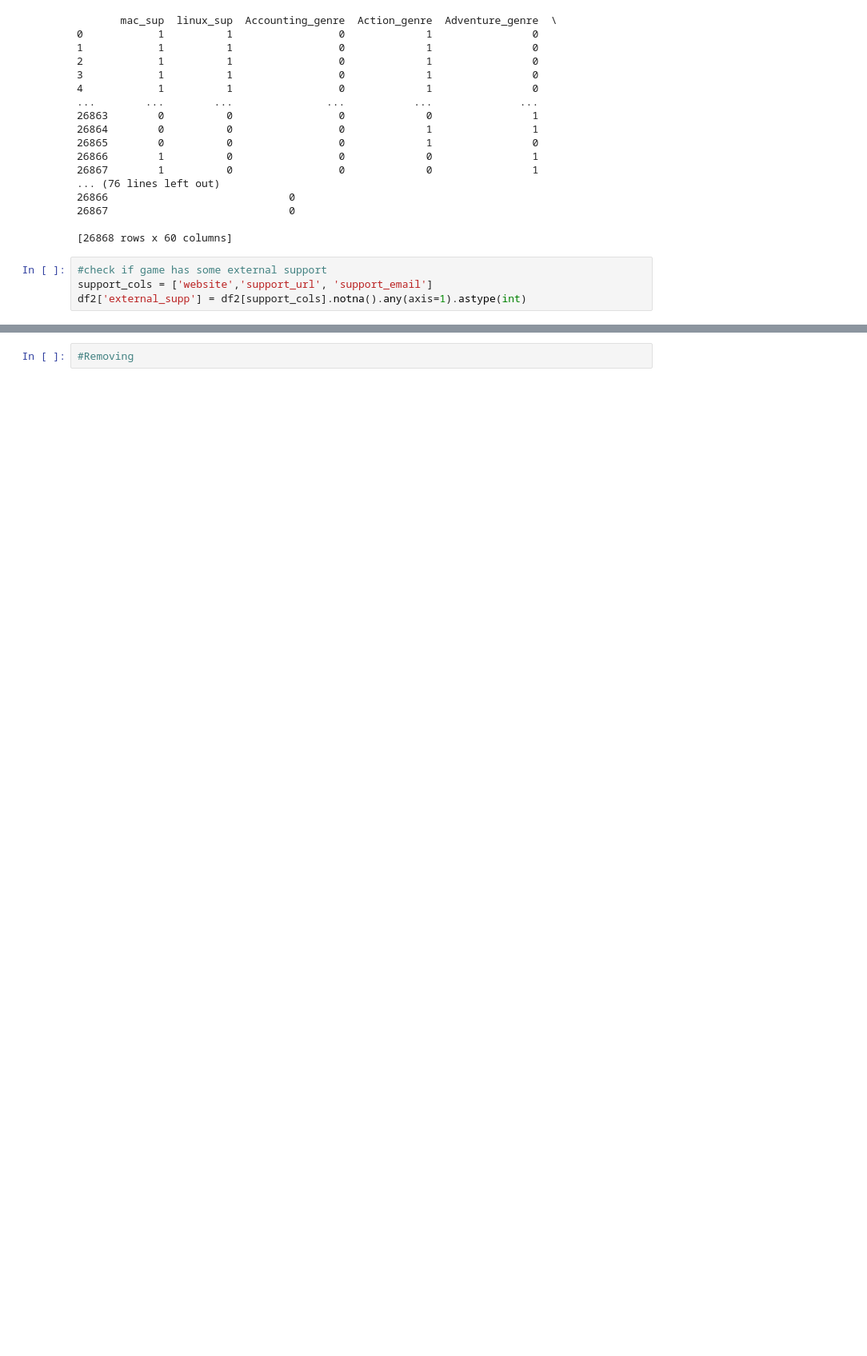
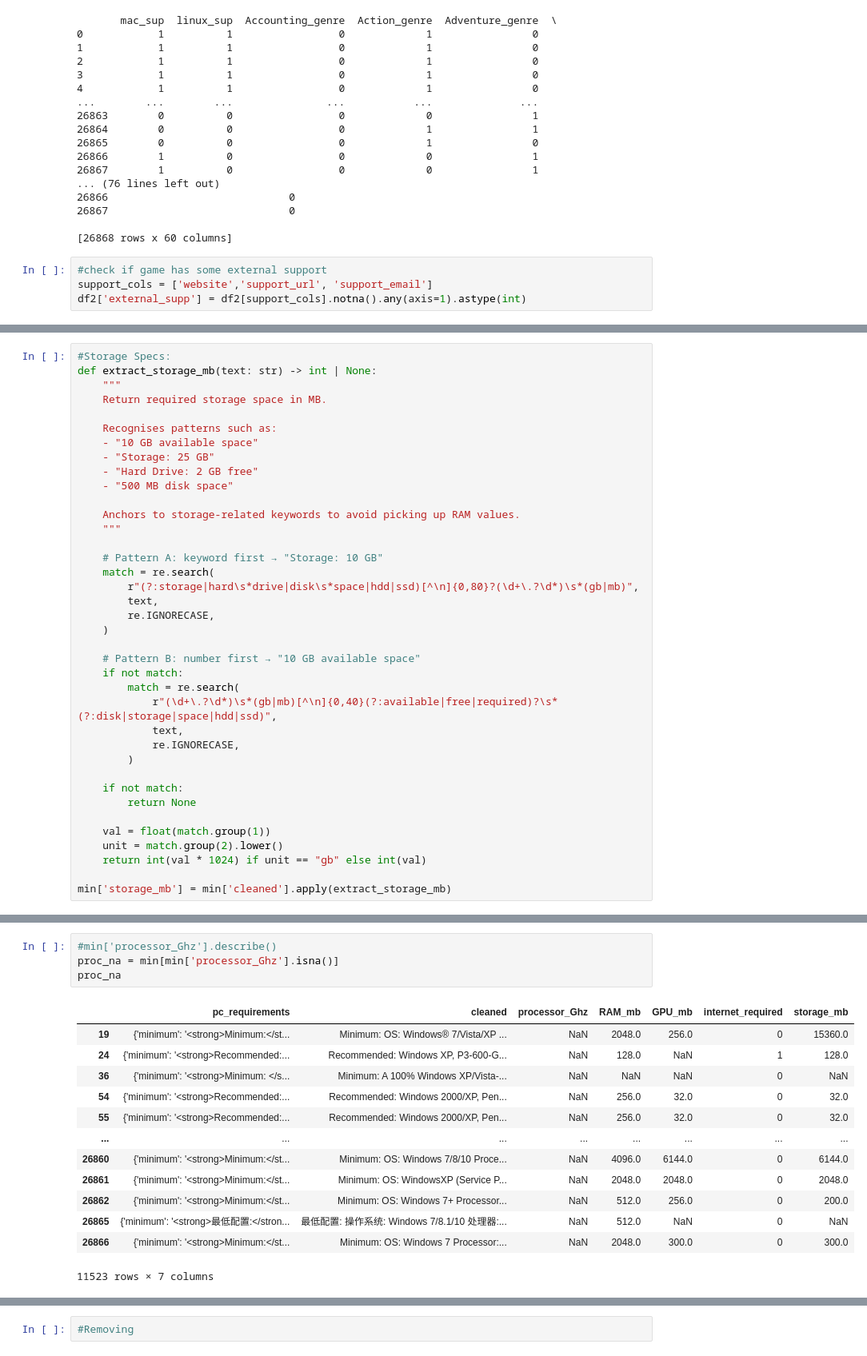
Before and after one commit to LuminousFirefly/game_success_prediction, a Jupyter notebook: cleaning.ipynb, the cells around one changed output, grey strips where cells are left out. Shown at 80% size. Saved outputs shown, nothing was run; the diff lists cells and outputs as text; blank space fills up the shorter version.

```diff
--- a/cleaning.ipynb
+++ b/cleaning.ipynb
@@ -189,0 +397,38 @@ df2_trimmed = df2[df2['total_reviews']>=low_bound]
+# %%
+#Storage Specs:
+def extract_storage_mb(text: str) -> int | None:
+    """
+    Return required storage space in MB.
+
+    Recognises patterns such as:
+    - "10 GB available space"
+    - "Storage: 25 GB"
+    - "Hard Drive: 2 GB free"
+    - "500 MB disk space"
+
+    Anchors to storage-related keywords to avoid picking up RAM values.
+    """
+
+    # Pattern A: keyword first → "Storage: 10 GB"
+    match = re.search(
+        r"(?:storage|hard\s*drive|disk\s*space|hdd|ssd)[^\n]{0,80}?(\d+\.?\d*)\s*(gb|mb)",
+        text,
+        re.IGNORECASE,
+    )
+
+    # Pattern B: number first → "10 GB available space"
+    if not match:
+        match = re.search(
+            r"(\d+\.?\d*)\s*(gb|mb)[^\n]{0,40}(?:available|free|required)?\s*(?:disk|storage|space|hdd|ssd)",
+            text,
+            re.IGNORECASE,
+        )
+
+    if not match:
+        return None
+
+    val = float(match.group(1))
+    unit = match.group(2).lower()
+    return int(val * 1024) if unit == "gb" else int(val)
+
+min['storage_mb'] = min['cleaned'].apply(extract_storage_mb)
@@ -189,0 +455,18 @@ df2_trimmed = df2[df2['total_reviews']>=low_bound]
+# %%
+#min['processor_Ghz'].describe()
+proc_na = min[min['processor_Ghz'].isna()]
+proc_na
+# %% [output]
+|  | pc_requirements | cleaned | processor_Ghz | RAM_mb | GPU_mb | internet_required | storage_mb |
+| 19 | {'minimum': '<strong>Minimum:</st... | Minimum: OS: Windows® 7/Vista/XP ... | NaN | 2048.0 | 256.0 | 0 | 15360.0 |
+| 24 | {'minimum': '<strong>Recommended:... | Recommended: Windows XP, P3-600-G... | NaN | 128.0 | NaN | 1 | 128.0 |
+| 36 | {'minimum': '<strong>Minimum: </s... | Minimum: A 100% Windows XP/Vista-... | NaN | NaN | NaN | 0 | NaN |
+| 54 | {'minimum': '<strong>Recommended:... | Recommended: Windows 2000/XP, Pen... | NaN | 256.0 | 32.0 | 0 | 32.0 |
+| 55 | {'minimum': '<strong>Recommended:... | Recommended: Windows 2000/XP, Pen... | NaN | 256.0 | 32.0 | 0 | 32.0 |
+| ... | ... | ... | ... | ... | ... | ... | ... |
+| 26860 | {'minimum': '<strong>Minimum:</st... | Minimum: OS: Windows 7/8/10 Proce... | NaN | 4096.0 | 6144.0 | 0 | 6144.0 |
+| 26861 | {'minimum': '<strong>Minimum:</st... | Minimum: OS: WindowsXP (Service P... | NaN | 2048.0 | 2048.0 | 0 | 2048.0 |
+| 26862 | {'minimum': '<strong>Minimum:</st... | Minimum: OS: Windows 7+ Processor... | NaN | 512.0 | 256.0 | 0 | 200.0 |
+| 26865 | {'minimum': '<strong>最低配置:</stron... | 最低配置: 操作系统: Windows 7/8.1/10 处理器:... | NaN | 512.0 | NaN | 0 | NaN |
+| 26866 | {'minimum': '<strong>Minimum:</st... | Minimum: OS: Windows 7 Processor:... | NaN | 2048.0 | 300.0 | 0 | 300.0 |
+11523 rows × 7 columns
```
Also changed, not shown: parts of 20 cells of this notebook.
